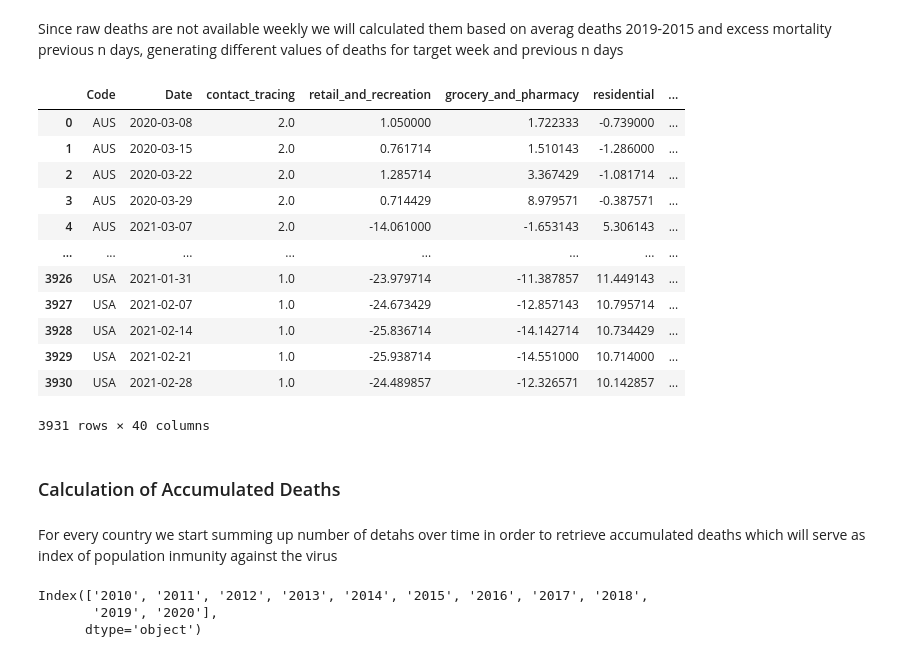
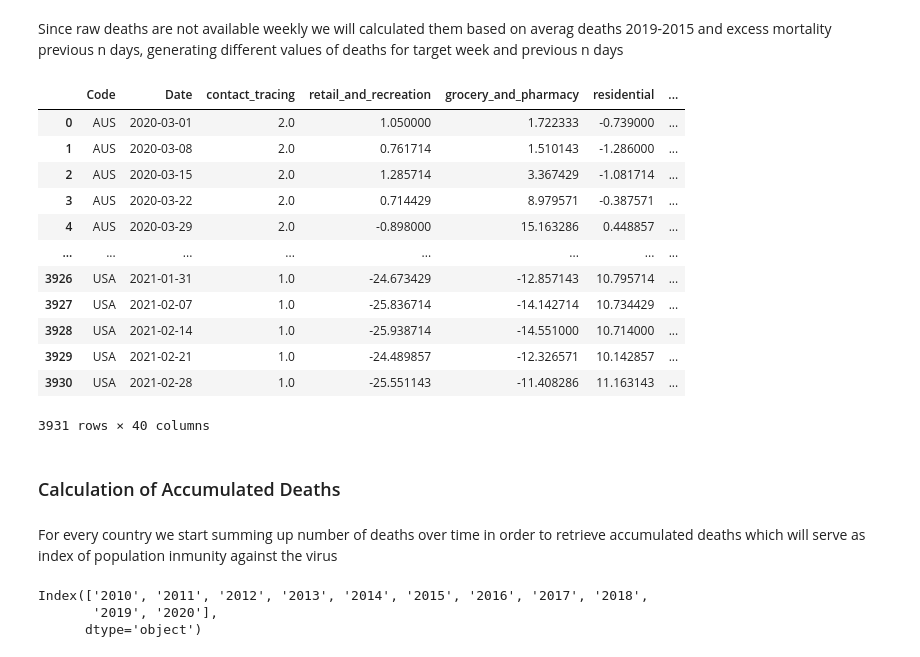
Before and after one commit to lucasbotellaroca/Covid-19_Reproduction_Rate_Estimator, a Jupyter notebook: data_cleaning.ipynb, the cells around one changed output. Saved outputs shown, nothing was run; the diff lists cells and outputs as text; code cells hidden in the pictures.

```diff
--- a/data_cleaning.ipynb
+++ b/data_cleaning.ipynb
@@ -453,7 +457,7 @@ df_merge
 Retrieve vaccination data grouping done by weekly on Sundays
 # %%
 vaccination_df=read_csv_file('1mLYB7CX0BYOkGqRp6QWhDKV_FrXOlDIr','covid-vaccination-doses-per-capita', 0)
-vaccination_df['Date'] = pd.to_datetime(vaccination_df['Day']) + pd.to_timedelta(18, unit='d')
+vaccination_df['Date'] = pd.to_datetime(vaccination_df['Day']) + pd.to_timedelta(11, unit='d')
 vaccination_df=vaccination_df[['Code', 'Date', 'total_vaccinations_per_hundred']]
 vaccination_df = vaccination_df.groupby(['Code', pd.Grouper(key='Date', freq='W-SUN')]).mean().reset_index()
 vaccination_df.columns=['Code', 'Date', 'total_vaccinations_per_100']
@@ -516,6 +520,6 @@ for index, row in youth_unemployment_df.iterrows():
 
 youth_unemployment_df['latest_value']=latest_values
 youth_unemployment_df=youth_unemployment_df[['Country Code', 'latest_value']]
-youth_unemployment_df.columns=['Code', '%youth_unemployment_total']
+youth_unemployment_df.columns=['Code', 'youth_unemployment']
 youth_unemployment_df
 # %% [output]
@@ -696,7 +700,7 @@ Excess Mortality associated with week n previous 7 days
 # %%
 df_excess_mortality_prev=read_csv_file('1tJBHRAMU_xPLljHaotn4rxeYP5JCkb9j','excess-mortality-p-scores',0)
-df_excess_mortality_prev['Date'] = pd.to_datetime(df_excess_mortality_prev['Day']) - pd.to_timedelta(7, unit='d')
+df_excess_mortality_prev['Date'] = pd.to_datetime(df_excess_mortality_prev['Day']) + pd.to_timedelta(11, unit='d')
 df_excess_mortality_prev = df_excess_mortality_prev.groupby(['Code', pd.Grouper(key='Date', freq='W-SUN')]).mean().reset_index()
-df_excess_mortality_prev.columns=['Code', 'Date', 'excess_mortality_prev_7']
+df_excess_mortality_prev.columns=['Code', 'Date', 'excess_mortality_week_n']
 df_excess_mortality_prev
 # %% [output]
@@ -738,6 +743,6 @@ Excess Mortality associated with week n (target week)
 df_excess_mortality=read_csv_file('1tJBHRAMU_xPLljHaotn4rxeYP5JCkb9j','excess-mortality-p-scores',0)
 df_excess_mortality['Date'] = pd.to_datetime(df_excess_mortality['Day'])
 df_excess_mortality = df_excess_mortality.groupby(['Code', pd.Grouper(key='Date', freq='W-SUN')]).mean().reset_index()
-df_excess_mortality.columns=['Code', 'Date', 'excess_mortality']
+df_excess_mortality.columns=['Code', 'Date', 'infections_value']
 df_excess_mortality
 # %% [output]
@@ -778,35 +783,35 @@ Since raw deaths are not available weekly we will calculated them based on avera
 # %%
 df_raw_deaths=read_csv_file('1avaGZk0Zlrx786lM6wOdaF_74Ssq68K2','excess-mortality-raw-death-count',0)
 
 df_raw_deaths=df_raw_deaths[['Code', 'Day', 'average_deaths_2015_2019_all_ages']]
 df_raw_deaths['month']=pd.to_datetime(df_raw_deaths['Day']).dt.month
 df_raw_deaths=df_raw_deaths[['Code', 'month', 'average_deaths_2015_2019_all_ages']]
 df_raw_deaths=df_raw_deaths.groupby(['Code','month']).agg('sum').reset_index()
 df_raw_deaths['average_deaths_2015_2019_all_ages']=df_raw_deaths['average_deaths_2015_2019_all_ages']/4
 
 df_merge['month']=pd.to_datetime(df_merge['Date']).dt.month
 df_merge = pd.merge(df_merge, df_raw_deaths, on=["Code", "month"])
-df_merge['deaths_prev_7']=(df_merge['average_deaths_2015_2019_all_ages']/100)*df_merge['excess_mortality_prev_7']
+df_merge['deaths_week_n']=(df_merge['average_deaths_2015_2019_all_ages']/100)*df_merge['excess_mortality_week_n']
 
 df_merge
 # %% [output]
 |  | Code | Date | contact_tracing | retail_and_recreation | grocery_and_pharmacy | residential | ... |
-| 0 | AUS | 2020-03-08 | 2.0 | 1.050000 | 1.722333 | -0.739000 | ... |
-| 1 | AUS | 2020-03-15 | 2.0 | 0.761714 | 1.510143 | -1.286000 | ... |
-| 2 | AUS | 2020-03-22 | 2.0 | 1.285714 | 3.367429 | -1.081714 | ... |
-| 3 | AUS | 2020-03-29 | 2.0 | 0.714429 | 8.979571 | -0.387571 | ... |
-| 4 | AUS | 2021-03-07 | 2.0 | -14.061000 | -1.653143 | 5.306143 | ... |
+| 0 | AUS | 2020-03-01 | 2.0 | 1.050000 | 1.722333 | -0.739000 | ... |
+| 1 | AUS | 2020-03-08 | 2.0 | 0.761714 | 1.510143 | -1.286000 | ... |
+| 2 | AUS | 2020-03-15 | 2.0 | 1.285714 | 3.367429 | -1.081714 | ... |
+| 3 | AUS | 2020-03-22 | 2.0 | 0.714429 | 8.979571 | -0.387571 | ... |
+| 4 | AUS | 2020-03-29 | 2.0 | -0.898000 | 15.163286 | 0.448857 | ... |
 | ... | ... | ... | ... | ... | ... | ... | ... |
-| 3926 | USA | 2021-01-31 | 1.0 | -23.979714 | -11.387857 | 11.449143 | ... |
-| 3927 | USA | 2021-02-07 | 1.0 | -24.673429 | -12.857143 | 10.795714 | ... |
-| 3928 | USA | 2021-02-14 | 1.0 | -25.836714 | -14.142714 | 10.734429 | ... |
-| 3929 | USA | 2021-02-21 | 1.0 | -25.938714 | -14.551000 | 10.714000 | ... |
-| 3930 | USA | 2021-02-28 | 1.0 | -24.489857 | -12.326571 | 10.142857 | ... |
+| 3926 | USA | 2021-01-31 | 1.0 | -24.673429 | -12.857143 | 10.795714 | ... |
+| 3927 | USA | 2021-02-07 | 1.0 | -25.836714 | -14.142714 | 10.734429 | ... |
+| 3928 | USA | 2021-02-14 | 1.0 | -25.938714 | -14.551000 | 10.714000 | ... |
+| 3929 | USA | 2021-02-21 | 1.0 | -24.489857 | -12.326571 | 10.142857 | ... |
+| 3930 | USA | 2021-02-28 | 1.0 | -25.551143 | -11.408286 | 11.163143 | ... |
 3931 rows × 40 columns
 # %% [markdown]
 ### Calculation of Accumulated Deaths
 # %% [markdown]
-For every country we start summing up number of detahs over time in order to retrieve accumulated deaths which will serve as index of population inmunity against the virus
+For every country we start summing up number of deaths over time in order to retrieve accumulated deaths which will serve as index of population inmunity against the virus
 # %%
 df_population=read_csv_file('14URaFs8YAJmJzXQuHzT7qV6uqGRUr9oW','populations',3)
 # %%
```
Also changed, not shown: parts of 44 cells of this notebook.
